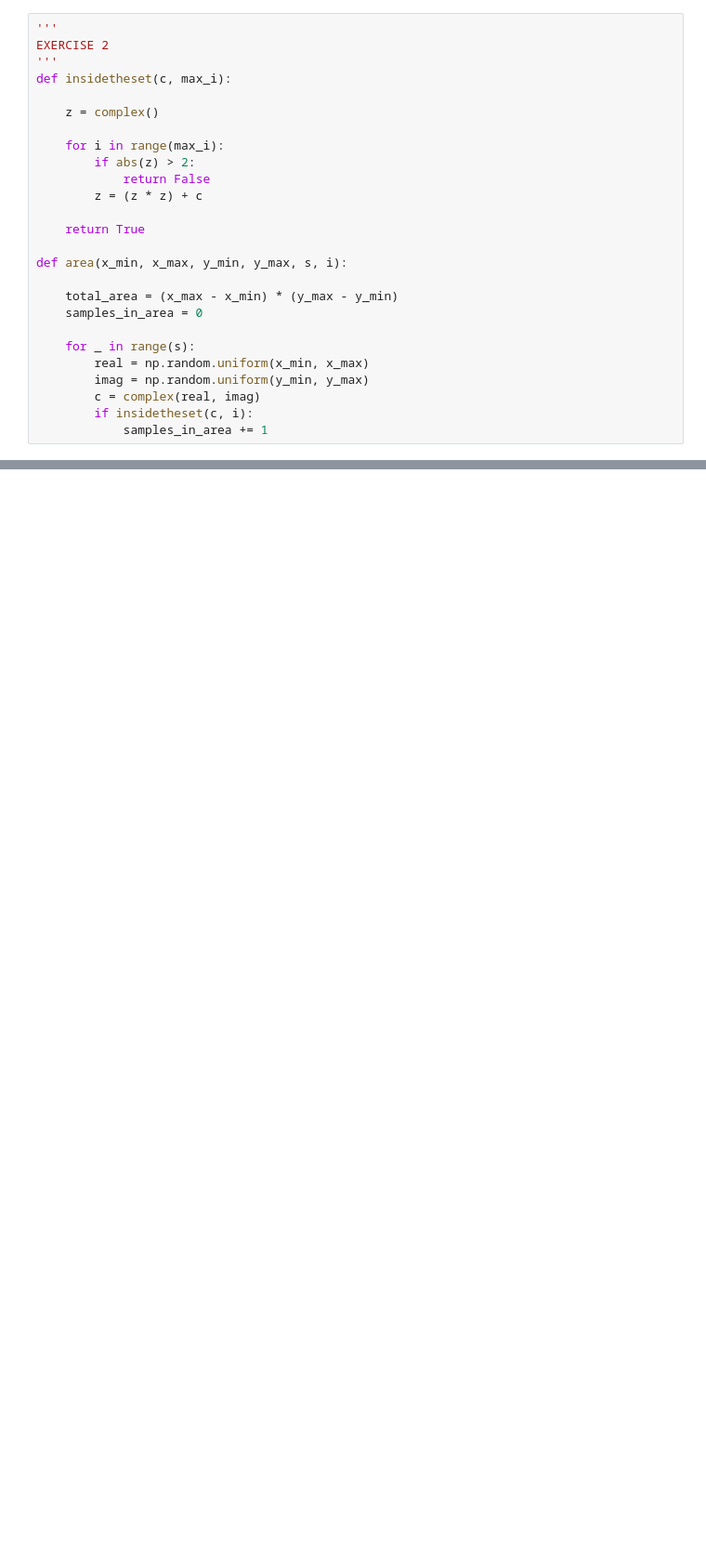
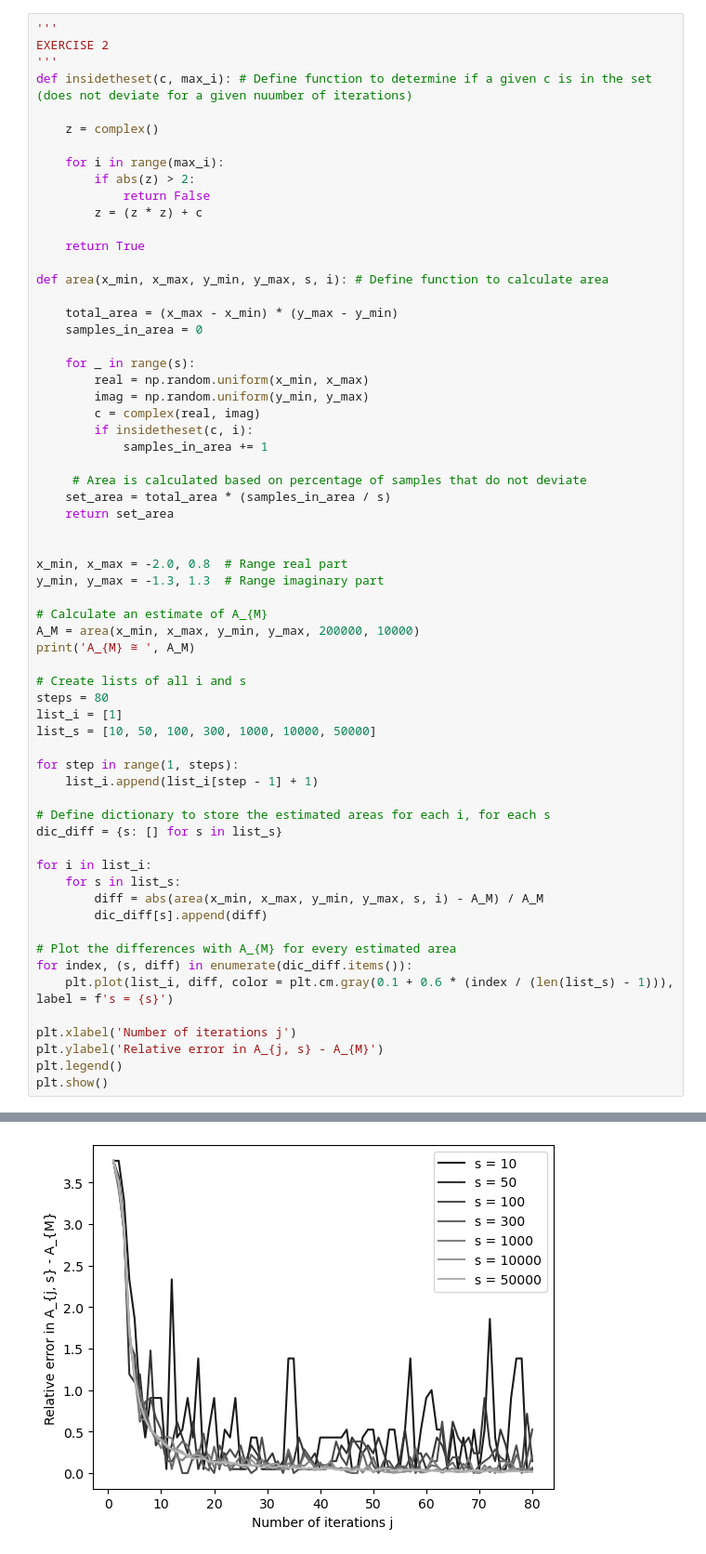
Before and after one commit to 3mmdrew/stochastic_assignment1, a Jupyter notebook: Assignment 1.ipynb, the cells around one changed output, grey strips where cells are left out. Shown at 93% size. Cells and saved outputs as stored; diff of their text form; blank space fills up the shorter version.

```diff
--- a/Assignment 1.ipynb
+++ b/Assignment 1.ipynb
@@ -47,7 +47,7 @@ plt.show()
 '''
 EXERCISE 2
 '''
-def insidetheset(c, max_i):
+def insidetheset(c, max_i): # Define function to determine if a given c is in the set (does not deviate for a given nuumber of iterations)
 
     z = complex()
 
@@ -58,7 +58,7 @@ def insidetheset(c, max_i):
 
     return True
 
-def area(x_min, x_max, y_min, y_max, s, i):
+def area(x_min, x_max, y_min, y_max, s, i): # Define function to calculate area
 
     total_area = (x_max - x_min) * (y_max - y_min)
     samples_in_area = 0
@@ -69,3 +69,41 @@ def area(x_min, x_max, y_min, y_max, s, i):
         c = complex(real, imag)
         if insidetheset(c, i):
             samples_in_area += 1
+
+     # Area is calculated based on percentage of samples that do not deviate
+    set_area = total_area * (samples_in_area / s)
+    return set_area
+
+
+x_min, x_max = -2.0, 0.8  # Range real part
+y_min, y_max = -1.3, 1.3  # Range imaginary part
+
+# Calculate an estimate of A_{M}
+A_M = area(x_min, x_max, y_min, y_max, 200000, 10000)
+print('A_{M} ≅ ', A_M)
+
+# Create lists of all i and s
+steps = 80
+list_i = [1]
+list_s = [10, 50, 100, 300, 1000, 10000, 50000]
+
+for step in range(1, steps):
+    list_i.append(list_i[step - 1] + 1)
+
+# Define dictionary to store the estimated areas for each i, for each s
+dic_diff = {s: [] for s in list_s}
+
+for i in list_i:
+    for s in list_s:
+        diff = abs(area(x_min, x_max, y_min, y_max, s, i) - A_M) / A_M
+        dic_diff[s].append(diff)
+
+# Plot the differences with A_{M} for every estimated area
+for index, (s, diff) in enumerate(dic_diff.items()):
+    plt.plot(list_i, diff, color = plt.cm.gray(0.1 + 0.6 * (index / (len(list_s) - 1))), label = f's = {s}')
+
+plt.xlabel('Number of iterations j')
+plt.ylabel('Relative error in A_{j, s} - A_{M}')
+plt.legend()
+plt.show()
+# %% [output]
@@ -71,0 +111 @@ def area(x_min, x_max, y_min, y_max, s, i):
+[figure, added]
```
Also changed, not shown: parts of 1 cell of this notebook.
